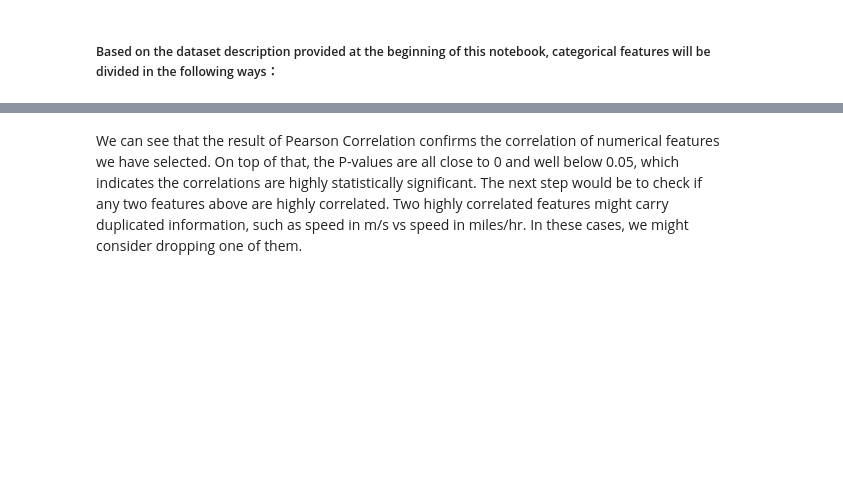
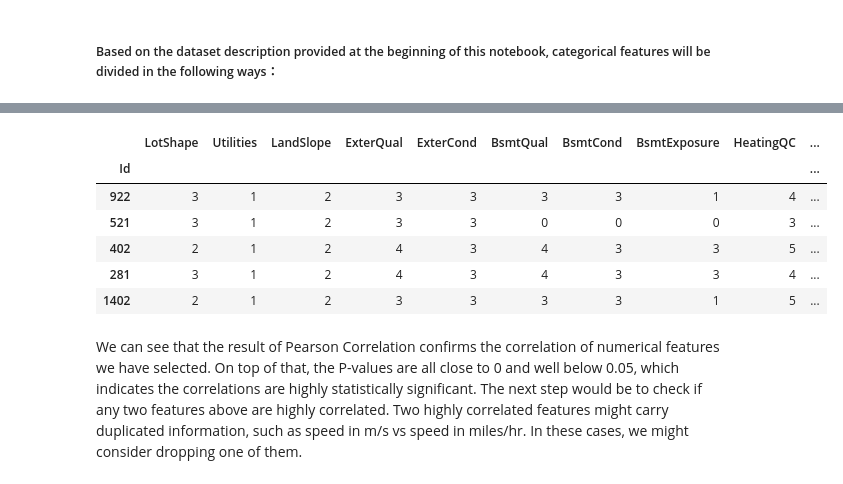
Before and after one commit to MTang0728/Ames_Housing_Price_Competition, a Jupyter notebook: Price_Prediction.ipynb, the cells around one changed output, grey strips where cells are left out. Drawn from its saved outputs; the diff is of its cells as text; code cells hidden in the pictures; blank space fills up the shorter version.

```diff
--- a/Price_Prediction.ipynb
+++ b/Price_Prediction.ipynb
@@ -578,3 +618,13 @@ ordinal_cat_cols = ['LotShape', 'Utilities', 'LandSlope', 'ExterQual', 'ExterCon
+# %%
+X_train_full[ordinal_cat_cols].head(5)
+# %% [output]
+|  | LotShape | Utilities | LandSlope | ExterQual | ExterCond | BsmtQual | BsmtCond | BsmtExposure | HeatingQC | ... |
+| Id |  |  |  |  |  |  |  |  |  | ... |
+| 922 | 3 | 1 | 2 | 3 | 3 | 3 | 3 | 1 | 4 | ... |
+| 521 | 3 | 1 | 2 | 3 | 3 | 0 | 0 | 0 | 3 | ... |
+| 402 | 2 | 1 | 2 | 4 | 3 | 4 | 3 | 3 | 5 | ... |
+| 281 | 3 | 1 | 2 | 4 | 3 | 4 | 3 | 3 | 4 | ... |
+| 1402 | 2 | 1 | 2 | 3 | 3 | 3 | 3 | 1 | 5 | ... |
 # %% [markdown]
 We can see that the result of Pearson Correlation confirms the correlation of numerical features we have selected. On top of that, the P-values are all close to 0 and well below 0.05, which indicates the correlations are highly statistically significant.
 The next step would be to check if any two features above are highly correlated. Two highly correlated features might carry duplicated information, such as speed in m/s vs speed in miles/hr. In these cases, we might consider dropping one of them.
```
Also changed, not shown: parts of 17 cells of this notebook.
